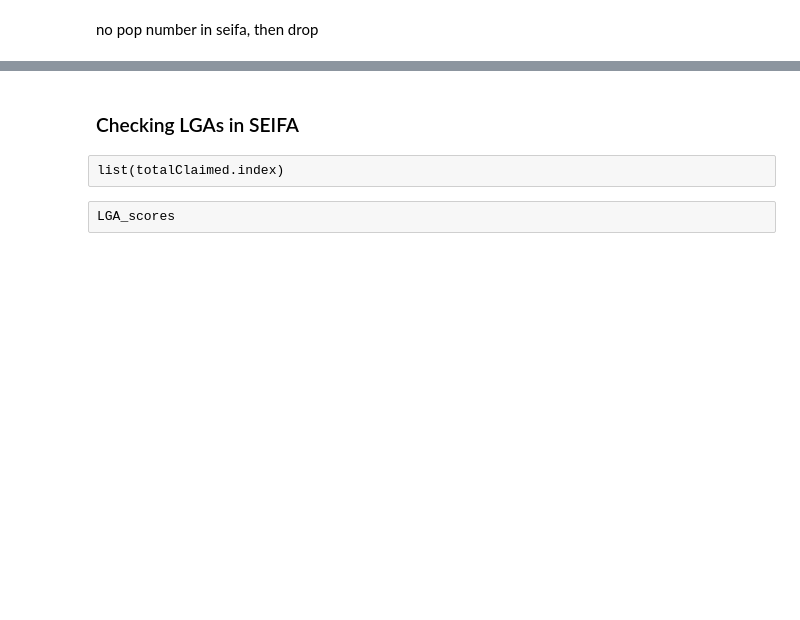
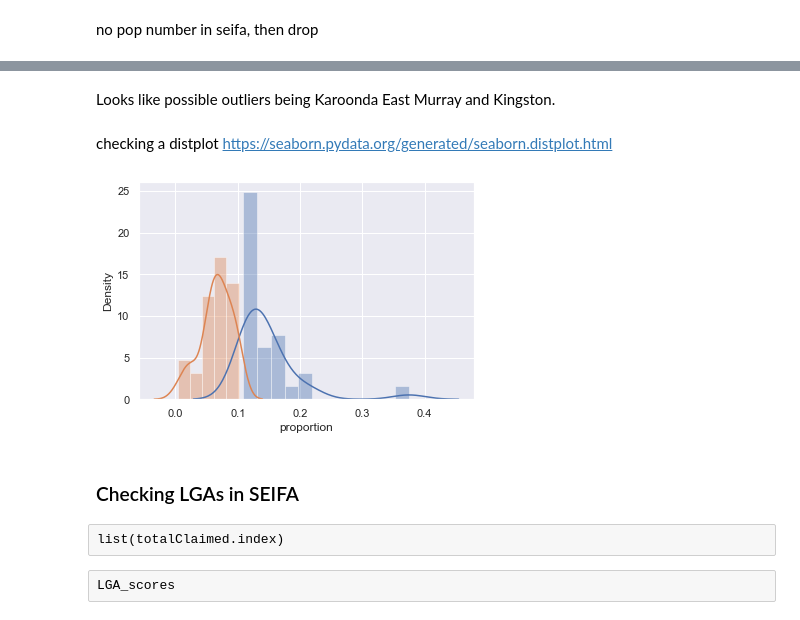
Before and after one commit to MQCOMP2200-S2-2021/Data-Science-Labs, a Jupyter notebook: Portfolio 2-Copy1.ipynb, the cells around one changed output, grey strips where cells are left out. Cells and saved outputs as stored; diff of their text form; code cells hidden in the pictures; blank space fills up the shorter version.

```diff
--- a/Portfolio 2-Copy1.ipynb
+++ b/Portfolio 2-Copy1.ipynb
@@ -1278,3 +1272,13 @@ Apparently this isn't right because there are many LGAs in seifa that may be dup
+# %% [markdown]
+Looks like possible outliers being Karoonda East Murray and Kingston.
+# %% [markdown]
+checking a distplot https://seaborn.pydata.org/generated/seaborn.distplot.html
+# %%
+sns.set_theme(); np.random.seed(0)
+sns.distplot(overRep['proportion'])
+ax = sns.distplot(underRep['proportion'])
+# %% [output]
+[figure, added]
 # %% [markdown]
 ### Checking LGAs in SEIFA
 # %% [raw]
```
Also changed, not shown: parts of 133 cells of this notebook.
